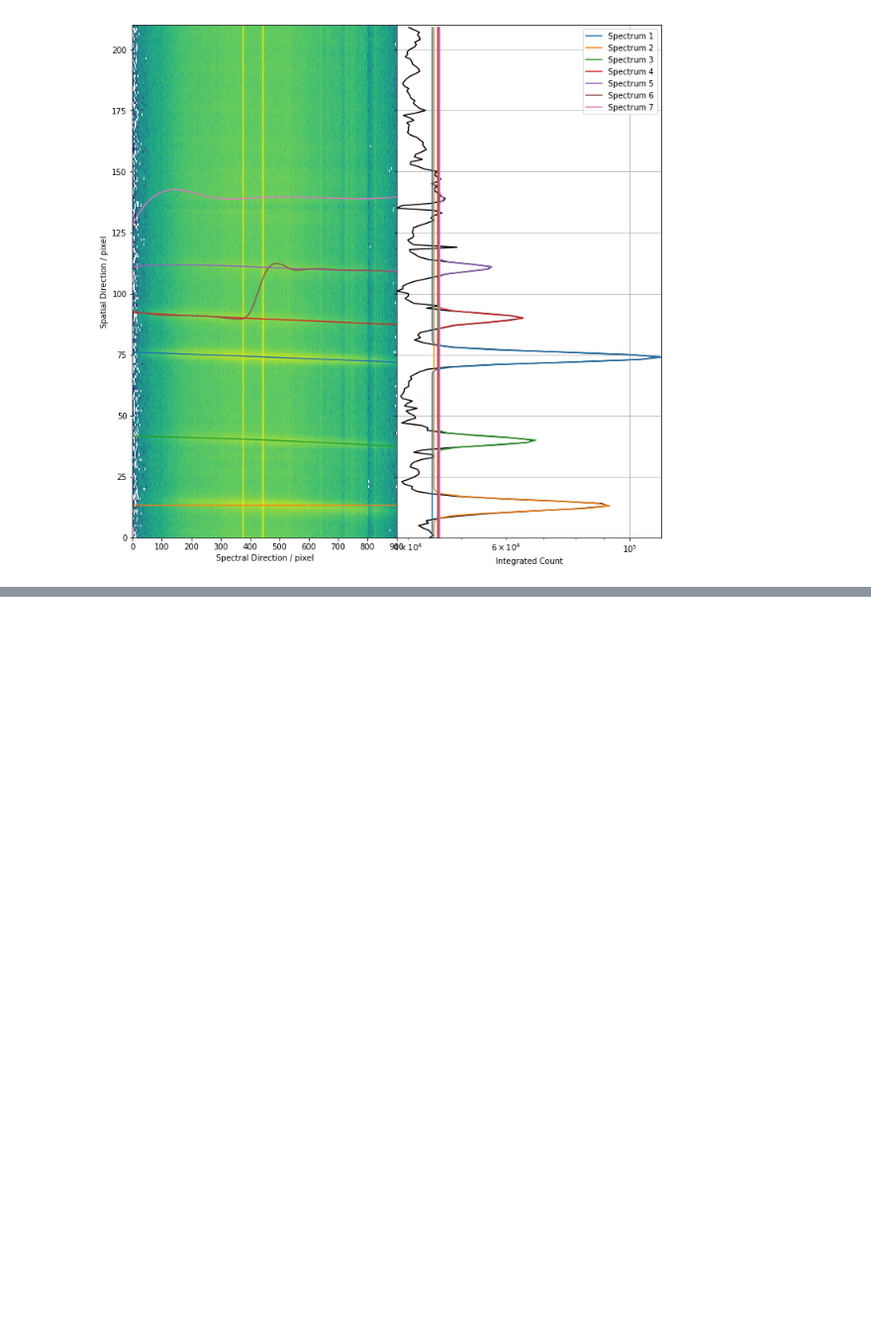
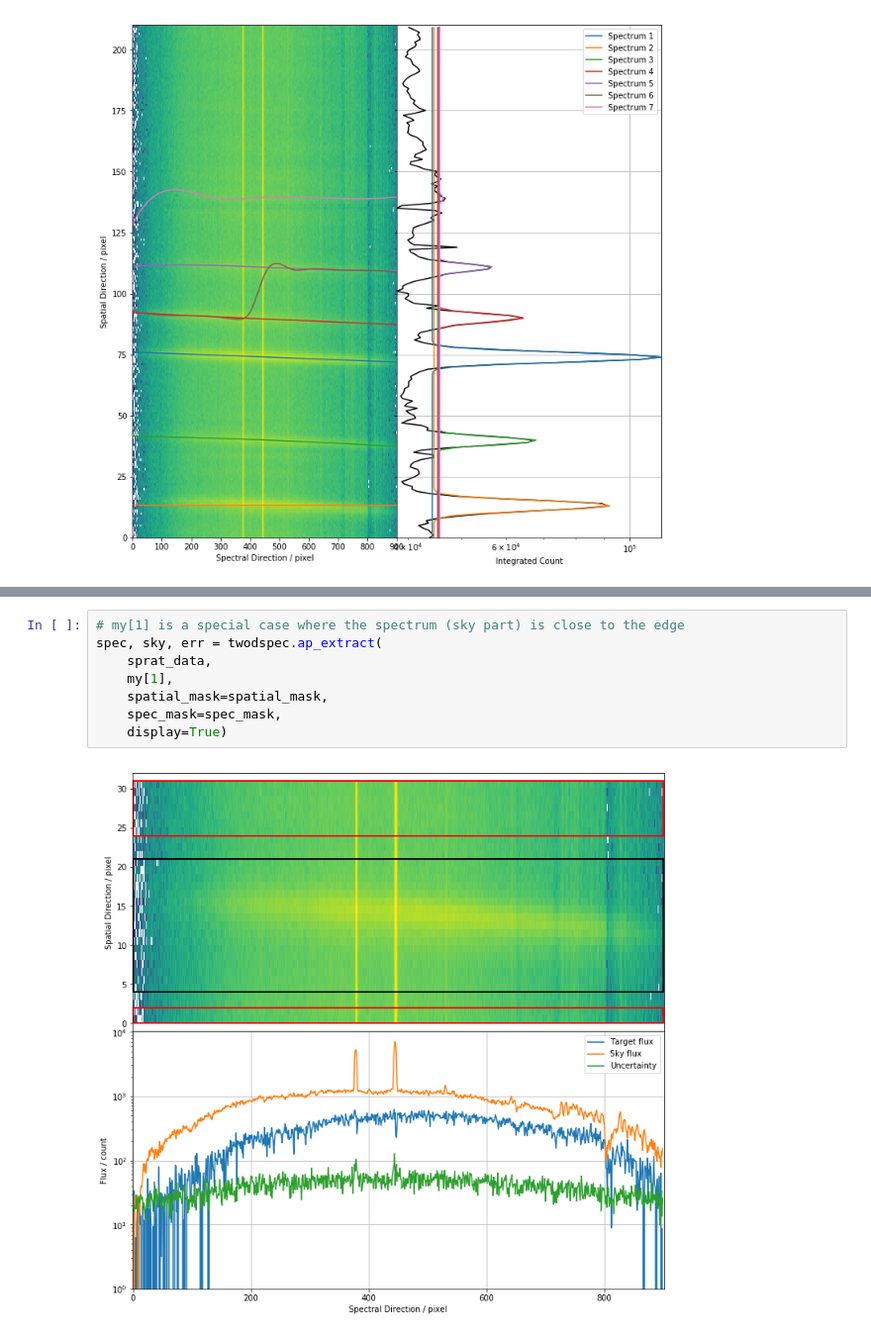
Before and after one commit to cylammarco/ASPIRED, a Jupyter notebook: SPRAT_2dspec_BLAP09.ipynb, the cells around one changed output, grey strips where cells are left out. Shown at 99% size. Drawn from its saved outputs; the diff is of its cells as text; blank space fills up the shorter version.

```diff
--- a/SPRAT_2dspec_BLAP09.ipynb
+++ b/SPRAT_2dspec_BLAP09.ipynb
@@ -72,0 +80,10 @@ spec, sky, err = twodspec.ap_extract(sprat_data, my[0], spatial_mask=spatial_mas
+# %%
+# my[1] is a special case where the spectrum (sky part) is close to the edge
+spec, sky, err = twodspec.ap_extract(
+    sprat_data,
+    my[1],
+    spatial_mask=spatial_mask,
+    spec_mask=spec_mask,
+    display=True)
+# %% [output]
+[figure, added]
```
Also changed, not shown: parts of 3 cells of this notebook, 1 other file.
